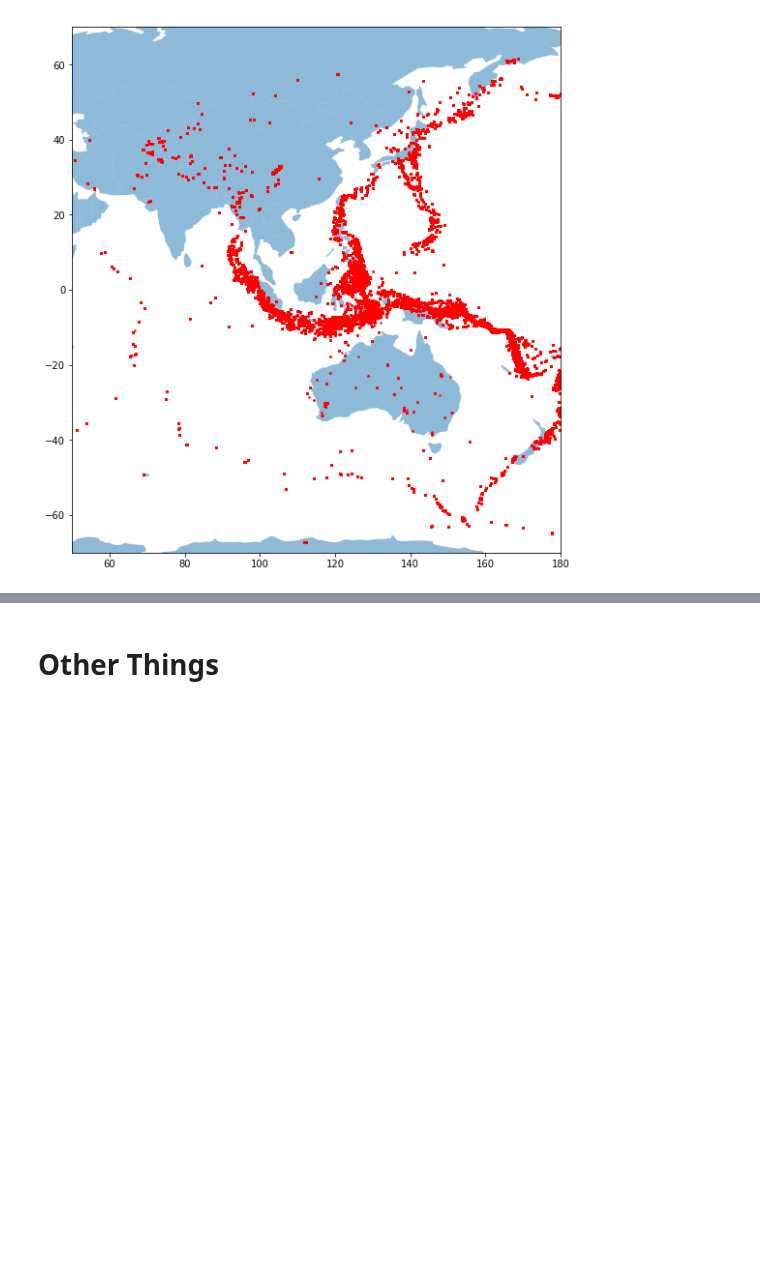
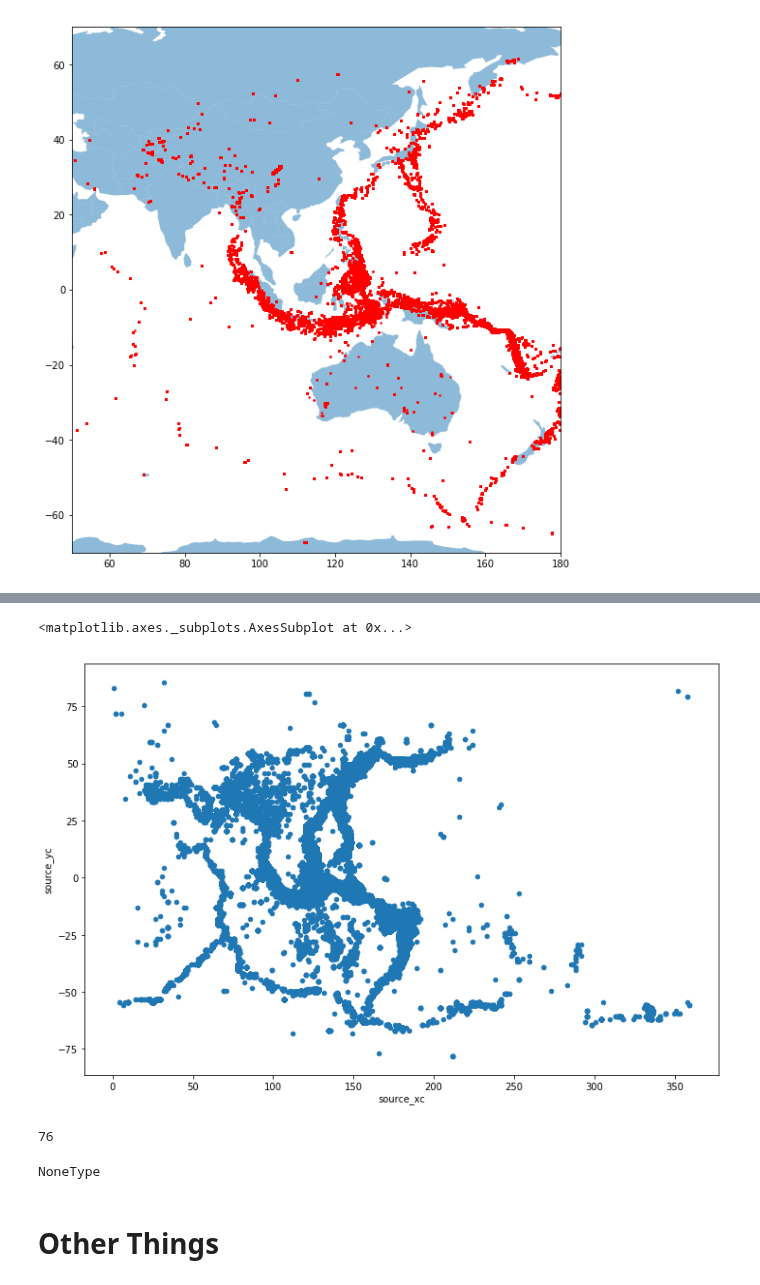
Before and after one commit to GeoscienceAustralia/hiperseis, a Jupyter notebook: notebooks/Engdahl_events_visualization.ipynb, the cells around one changed output, grey strips where cells are left out. Drawn from its saved outputs; the diff is of its cells as text; code cells hidden in the pictures; blank space fills up the shorter version.

```diff
--- a/notebooks/Engdahl_events_visualization.ipynb
+++ b/notebooks/Engdahl_events_visualization.ipynb
@@ -323,3 +286,5 @@ title_str= "event->station Rays"
 mymap.set_title(title_str)
 
 geopdf_ray.plot(ax=mymap)
+# %%
+pdf3=pd.read_csv('/g/data/ha3/fxz547/travel_time_tomography/CSV_NewFormatAug10/FZ01-pst-cluster2/run3/P_out_translated.csv', header='infer')
@@ -326,3 +300,16 @@ geopdf_ray.plot(ax=mymap)
+# %%
+pdf3.plot.scatter(x='source_xc', y='source_yc', figsize=(12, 8))
+# %% [output]
+<matplotlib.axes._subplots.AxesSubplot at 0x...>
+[figure, added]
+# %%
+pdf3.source_zc.unique().size
+# %% [output]
+76
+# %%
+type(depth)
+# %% [output]
+NoneType
 # %% [markdown]
 # Other Things
 # %%
```
Also changed, not shown: parts of 23 cells of this notebook, 2 other files.
